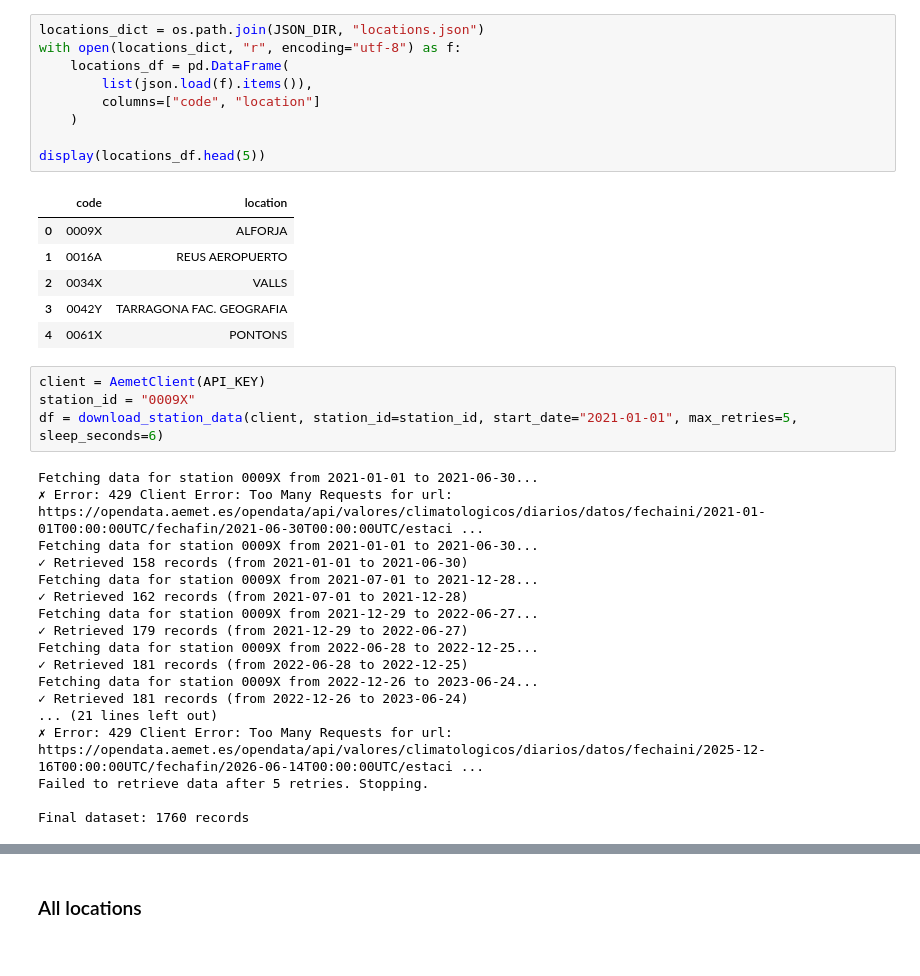
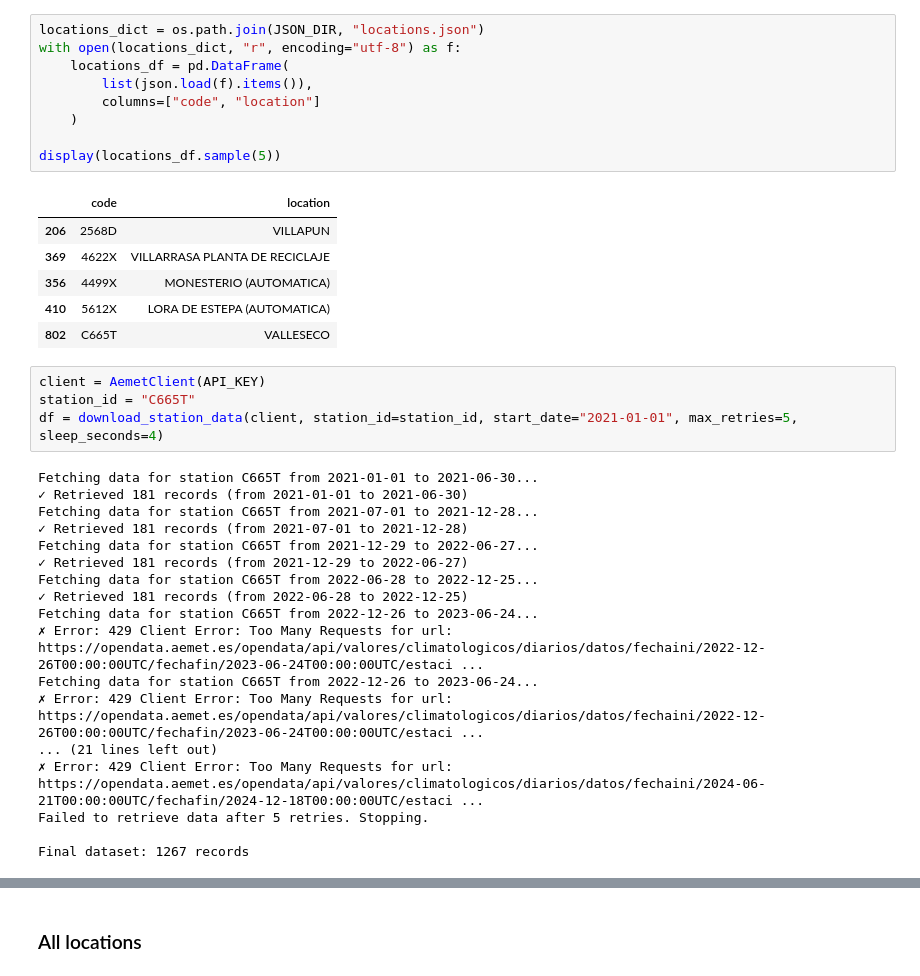
Before and after one commit to reddgr/energy-price-forecasting-in-power-grids, a Jupyter notebook: notebooks/06_bulk_download_5yr.ipynb, the cells around one changed output, grey strips where cells are left out. Cells and saved outputs as stored; diff of their text form.

```diff
--- a/notebooks/06_bulk_download_5yr.ipynb
+++ b/notebooks/06_bulk_download_5yr.ipynb
@@ -43,41 +43,41 @@ AEMET_API_KEY: eyJ**************************************************************
 # %%
 locations_dict = os.path.join(JSON_DIR, "locations.json")
 with open(locations_dict, "r", encoding="utf-8") as f:
     locations_df = pd.DataFrame(
         list(json.load(f).items()),
         columns=["code", "location"]
     )
 
-display(locations_df.head(5))
+display(locations_df.sample(5))
 # %% [output]
 |  | code | location |
-| 0 | 0009X | ALFORJA |
-| 1 | 0016A | REUS AEROPUERTO |
-| 2 | 0034X | VALLS |
-| 3 | 0042Y | TARRAGONA FAC. GEOGRAFIA |
-| 4 | 0061X | PONTONS |
+| 206 | 2568D | VILLAPUN |
+| 369 | 4622X | VILLARRASA PLANTA DE RECICLAJE |
+| 356 | 4499X | MONESTERIO (AUTOMATICA) |
+| 410 | 5612X | LORA DE ESTEPA (AUTOMATICA) |
+| 802 | C665T | VALLESECO |
 # %%
 client = AemetClient(API_KEY)
-station_id = "0009X"
-df = download_station_data(client, station_id=station_id, start_date="2021-01-01", max_retries=5, sleep_seconds=6)
+station_id = "C665T"
+df = download_station_data(client, station_id=station_id, start_date="2021-01-01", max_retries=5, sleep_seconds=4)
 # %% [output]
-Fetching data for station 0009X from 2021-01-01 to 2021-06-30...
-✗ Error: 429 Client Error: Too Many Requests for url: https://opendata.aemet.es/opendata/api/valores/climatologicos/diarios/datos/fechaini/2021-01-01T00:00:00UTC/fechafin/2021-06-30T00:00:00UTC/estaci ...
-Fetching data for station 0009X from 2021-01-01 to 2021-06-30...
-✓ Retrieved 158 records (from 2021-01-01 to 2021-06-30)
-Fetching data for station 0009X from 2021-07-01 to 2021-12-28...
-✓ Retrieved 162 records (from 2021-07-01 to 2021-12-28)
-Fetching data for station 0009X from 2021-12-29 to 2022-06-27...
-✓ Retrieved 179 records (from 2021-12-29 to 2022-06-27)
-Fetching data for station 0009X from 2022-06-28 to 2022-12-25...
+Fetching data for station C665T from 2021-01-01 to 2021-06-30...
+✓ Retrieved 181 records (from 2021-01-01 to 2021-06-30)
+Fetching data for station C665T from 2021-07-01 to 2021-12-28...
+✓ Retrieved 181 records (from 2021-07-01 to 2021-12-28)
+Fetching data for station C665T from 2021-12-29 to 2022-06-27...
+✓ Retrieved 181 records (from 2021-12-29 to 2022-06-27)
+Fetching data for station C665T from 2022-06-28 to 2022-12-25...
 ✓ Retrieved 181 records (from 2022-06-28 to 2022-12-25)
-Fetching data for station 0009X from 2022-12-26 to 2023-06-24...
-✓ Retrieved 181 records (from 2022-12-26 to 2023-06-24)
+Fetching data for station C665T from 2022-12-26 to 2023-06-24...
+✗ Error: 429 Client Error: Too Many Requests for url: https://opendata.aemet.es/opendata/api/valores/climatologicos/diarios/datos/fechaini/2022-12-26T00:00:00UTC/fechafin/2023-06-24T00:00:00UTC/estaci ...
+Fetching data for station C665T from 2022-12-26 to 2023-06-24...
+✗ Error: 429 Client Error: Too Many Requests for url: https://opendata.aemet.es/opendata/api/valores/climatologicos/diarios/datos/fechaini/2022-12-26T00:00:00UTC/fechafin/2023-06-24T00:00:00UTC/estaci ...
 ... (21 lines left out)
-✗ Error: 429 Client Error: Too Many Requests for url: https://opendata.aemet.es/opendata/api/valores/climatologicos/diarios/datos/fechaini/2025-12-16T00:00:00UTC/fechafin/2026-06-14T00:00:00UTC/estaci ...
+✗ Error: 429 Client Error: Too Many Requests for url: https://opendata.aemet.es/opendata/api/valores/climatologicos/diarios/datos/fechaini/2024-06-21T00:00:00UTC/fechafin/2024-12-18T00:00:00UTC/estaci ...
 Failed to retrieve data after 5 retries. Stopping.
 
-Final dataset: 1760 records
+Final dataset: 1267 records
 # %%
 display(df.head(3))
 print("...")
```
Also changed, not shown: parts of 9 cells of this notebook.
